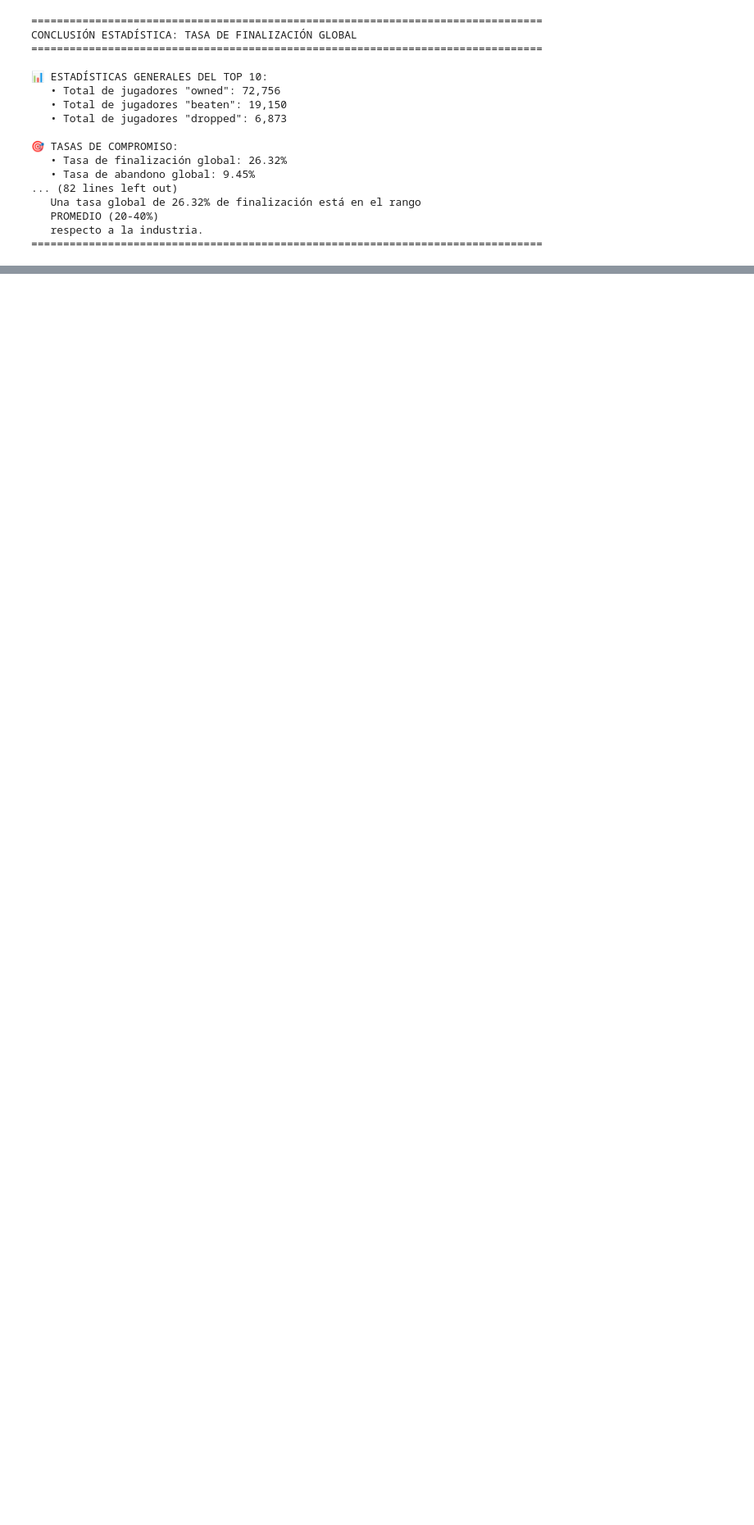
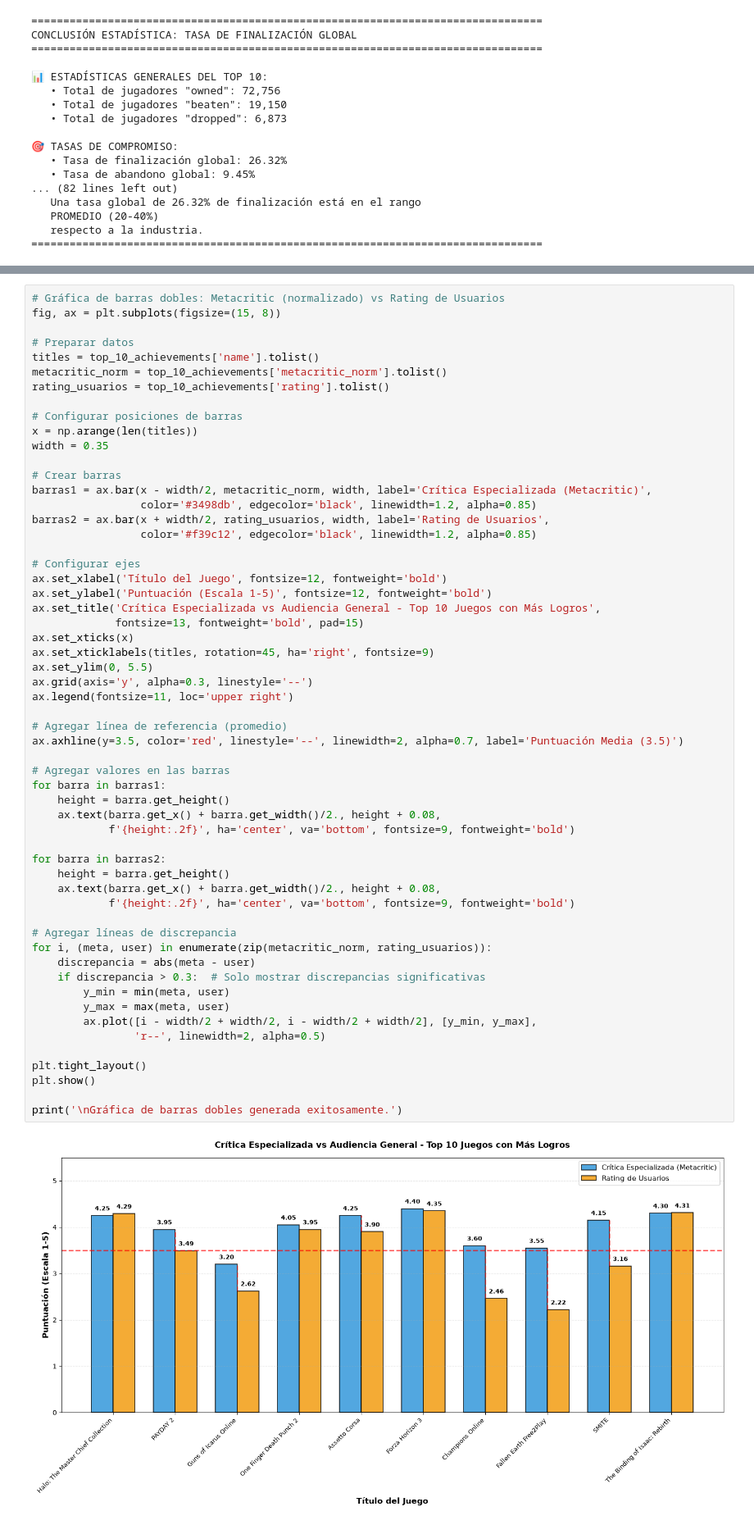
Before and after one commit to ericrodriguezdev/introduccion-progrmacion-cientifica-, a Jupyter notebook: notebook/descriptive_analysis.ipynb, the cells around one changed output, grey strips where cells are left out. Shown at 82% size. Saved outputs shown, nothing was run; the diff lists cells and outputs as text; blank space fills up the shorter version.

Commit message:
users rate

```diff
--- a/notebook/descriptive_analysis.ipynb
+++ b/notebook/descriptive_analysis.ipynb
@@ -1196,0 +1262,59 @@ CONCLUSIÓN ESTADÍSTICA: TASA DE FINALIZACIÓN GLOBAL
+# %%
+# Gráfica de barras dobles: Metacritic (normalizado) vs Rating de Usuarios
+fig, ax = plt.subplots(figsize=(15, 8))
+
+# Preparar datos
+titles = top_10_achievements['name'].tolist()
+metacritic_norm = top_10_achievements['metacritic_norm'].tolist()
+rating_usuarios = top_10_achievements['rating'].tolist()
+
+# Configurar posiciones de barras
+x = np.arange(len(titles))
+width = 0.35
+
+# Crear barras
+barras1 = ax.bar(x - width/2, metacritic_norm, width, label='Crítica Especializada (Metacritic)',
+                 color='#3498db', edgecolor='black', linewidth=1.2, alpha=0.85)
+barras2 = ax.bar(x + width/2, rating_usuarios, width, label='Rating de Usuarios',
+                 color='#f39c12', edgecolor='black', linewidth=1.2, alpha=0.85)
+
+# Configurar ejes
+ax.set_xlabel('Título del Juego', fontsize=12, fontweight='bold')
+ax.set_ylabel('Puntuación (Escala 1-5)', fontsize=12, fontweight='bold')
+ax.set_title('Crítica Especializada vs Audiencia General - Top 10 Juegos con Más Logros',
+             fontsize=13, fontweight='bold', pad=15)
+ax.set_xticks(x)
+ax.set_xticklabels(titles, rotation=45, ha='right', fontsize=9)
+ax.set_ylim(0, 5.5)
+ax.grid(axis='y', alpha=0.3, linestyle='--')
+ax.legend(fontsize=11, loc='upper right')
+
+# Agregar línea de referencia (promedio)
+ax.axhline(y=3.5, color='red', linestyle='--', linewidth=2, alpha=0.7, label='Puntuación Media (3.5)')
+
+# Agregar valores en las barras
+for barra in barras1:
+    height = barra.get_height()
+    ax.text(barra.get_x() + barra.get_width()/2., height + 0.08,
+            f'{height:.2f}', ha='center', va='bottom', fontsize=9, fontweight='bold')
+
+for barra in barras2:
+    height = barra.get_height()
+    ax.text(barra.get_x() + barra.get_width()/2., height + 0.08,
+            f'{height:.2f}', ha='center', va='bottom', fontsize=9, fontweight='bold')
+
+# Agregar líneas de discrepancia
+for i, (meta, user) in enumerate(zip(metacritic_norm, rating_usuarios)):
+    discrepancia = abs(meta - user)
+    if discrepancia > 0.3:  # Solo mostrar discrepancias significativas
+        y_min = min(meta, user)
+        y_max = max(meta, user)
+        ax.plot([i - width/2 + width/2, i - width/2 + width/2], [y_min, y_max],
+                'r--', linewidth=2, alpha=0.5)
+
+plt.tight_layout()
+plt.show()
+
+print('\nGráfica de barras dobles generada exitosamente.')
+# %% [output]
+[figure, added]
```
Also changed, not shown: parts of 3 cells of this notebook.
